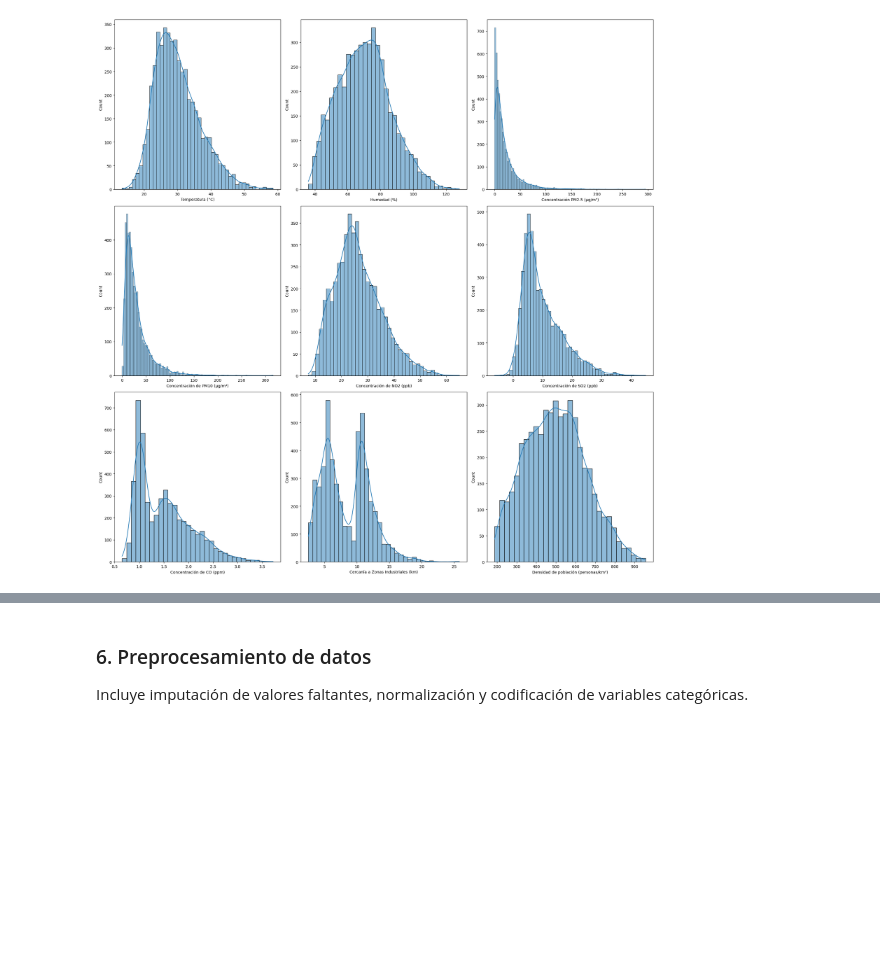
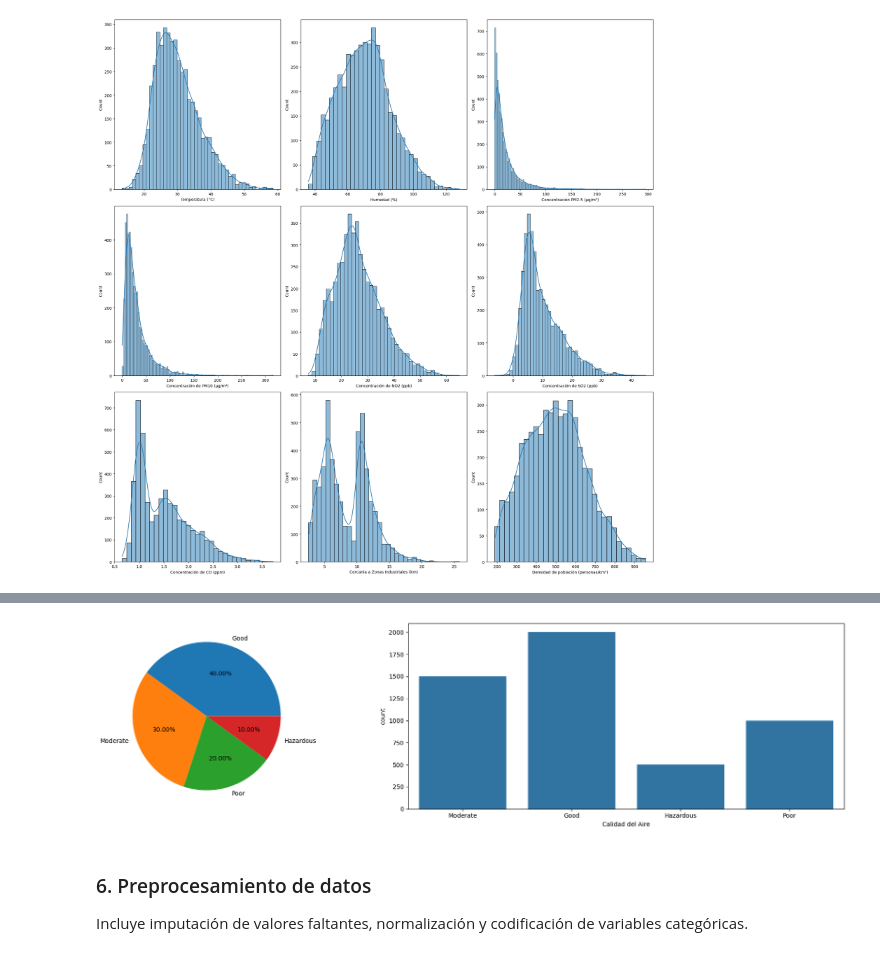
Before and after one commit to palberth/CienciaDatos-MASDI, a Jupyter notebook: Activida_8_ciencia_de_datos.ipynb, the cells around one changed output, grey strips where cells are left out. Cells and saved outputs as stored; diff of their text form; code cells hidden in the pictures; blank space fills up the shorter version.

```diff
--- a/Activida_8_ciencia_de_datos.ipynb
+++ b/Activida_8_ciencia_de_datos.ipynb
@@ -318,3 +340,14 @@ Sin embargo, algunos valores extremos superiores a 100+ indican períodos espor
+# %%
+fig,ax=plt.subplots(1,2,figsize=(20,5))
+
+tdf=data['Calidad del Aire'].value_counts().reset_index()
+ax[0].pie(tdf['count'],labels=tdf[col],autopct='%.2f%%')
+ax[0].set_aspect('equal')
+sns.countplot(data=df,x=col,ax=ax[1])
+plt.tight_layout()
+plt.show()
+# %% [output]
+[figure, added]
 # %% [markdown]
 ### 6. Preprocesamiento de datos
 Incluye imputación de valores faltantes, normalización y codificación de variables categóricas.
```
Also changed, not shown: parts of 4 cells of this notebook.
